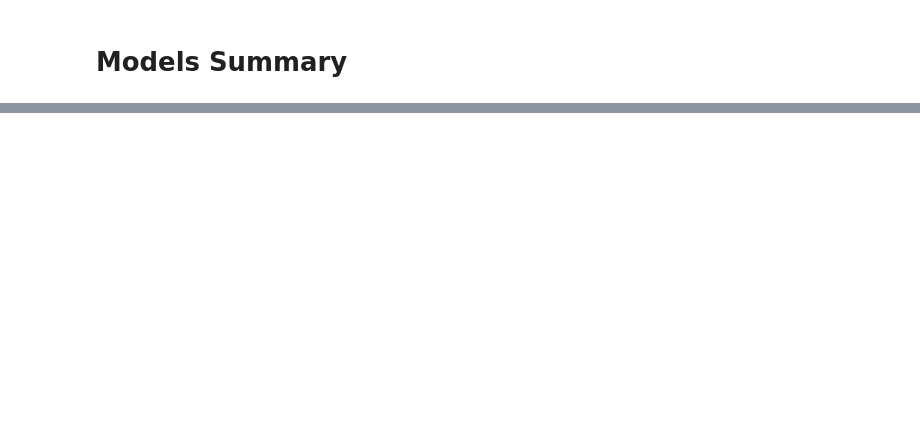
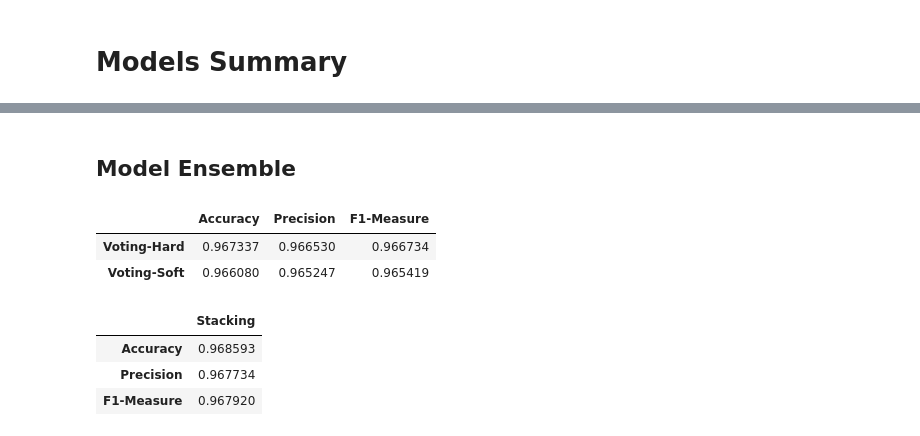
Before and after one commit to Geraldworks/BT4222, a Jupyter notebook: traditional_models_embedding_easy.ipynb, the cells around one changed output, grey strips where cells are left out. Saved outputs shown, nothing was run; the diff lists cells and outputs as text; code cells hidden in the pictures; blank space fills up the shorter version.

```diff
--- a/traditional_models_embedding_easy.ipynb
+++ b/traditional_models_embedding_easy.ipynb
@@ -290,0 +323,23 @@ metrics_summary
+# %% [markdown]
+## Model Ensemble
+# %%
+import modelEnsemble
+import importlib
+importlib.reload(modelEnsemble)
+estimators = [('logreg', logistic_regression_model), ('svm', svm_model), ('gradboost', gradient_boosting_model)]
+vs = modelEnsemble.modelEnsemble(estimators, X_train, y_train_encoded, X_test, y_test_encoded)
+# %%
+vsreport = vs.voting()
+vsreport
+# %% [output]
+|  | Accuracy | Precision | F1-Measure |
+| Voting-Hard | 0.967337 | 0.966530 | 0.966734 |
+| Voting-Soft | 0.966080 | 0.965247 | 0.965419 |
+# %%
+vsreport = vs.stacking(svm_model)
+vsreport
+# %% [output]
+|  | Stacking |
+| Accuracy | 0.968593 |
+| Precision | 0.967734 |
+| F1-Measure | 0.967920 |
```
Also changed, not shown: parts of 6 cells of this notebook, 1 other file.
